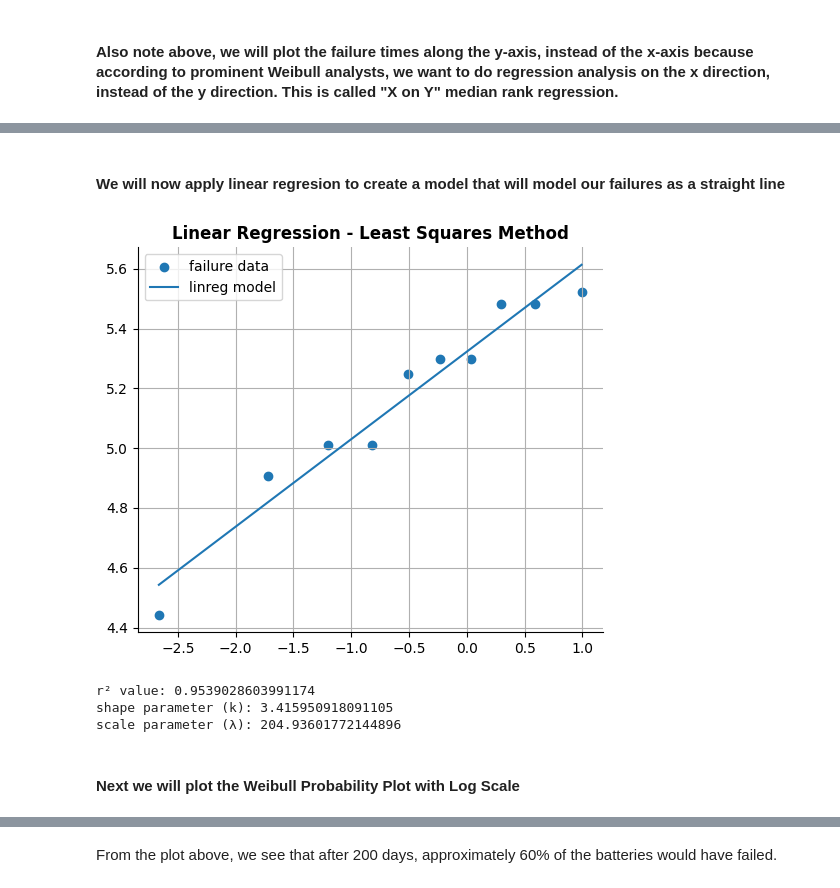
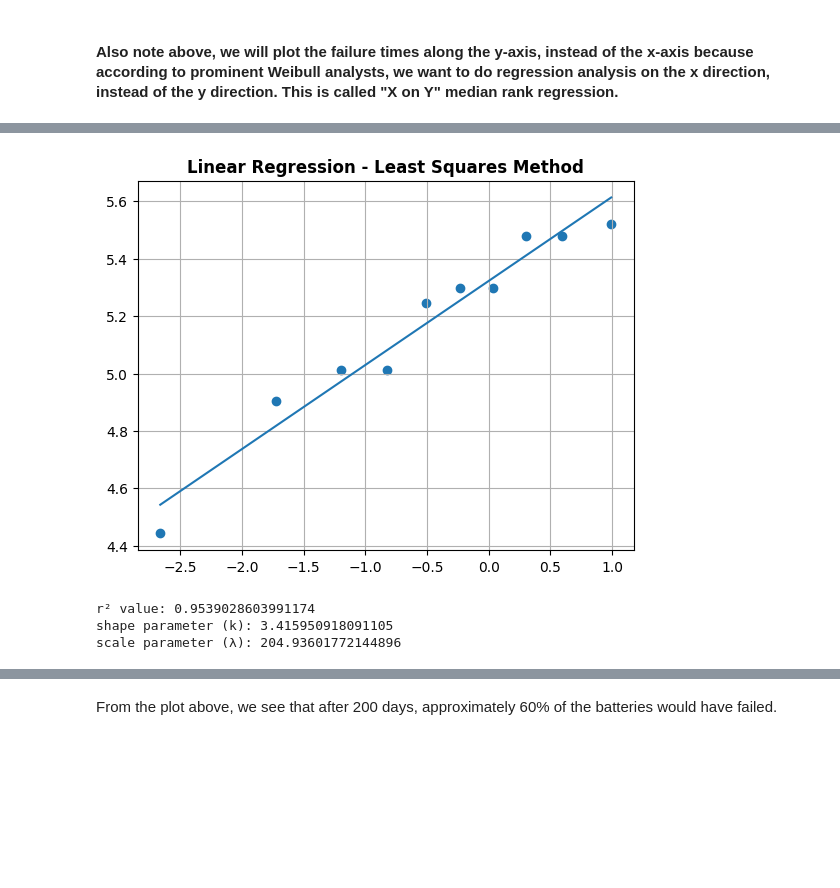
Before and after one commit to pybokeh/forecasting, a Jupyter notebook: notebooks/Weibull_Analysis.ipynb, the cells around one changed output, grey strips where cells are left out. Drawn from its saved outputs; the diff is of its cells as text; code cells hidden in the pictures; blank space fills up the shorter version.

```diff
--- a/notebooks/Weibull_Analysis.ipynb
+++ b/notebooks/Weibull_Analysis.ipynb
@@ -120,44 +117,36 @@ x and y coordinates of the Weibull probability plot (should match the values in
 ( 0.29903293186204805 , 5.480638923341991 )
 ( 0.5939772166603856 , 5.480638923341991 )
 ( 0.9926889294902709 , 5.521460917862246 )
-# %% [markdown]
-#### We will now apply linear regresion to create a model that will model our failures as a straight line
 # %%
 import scipy.stats as stats # scipy is a statistical package for Python
 import math
 
 # Use Scipy's stats package to perform least-squares fit
 slope, intercept, r_value, p_value, std_err = stats.linregress(x,y)
-line = slope*x + intercept
 
-fig, ax = plt.subplots(figsize=(6,5))
-ax.spines[['right', 'top']].set_visible(False)
-
-plt.scatter(x, y, label='failure data')
-plt.plot(x, line, label='linreg model')
+line = slope*x+intercept
+plt.scatter(x,y)
+plt.plot(x,line)
 plt.title("Linear Regression - Least Squares Method", weight='bold')
-plt.legend(loc='upper left')
 plt.grid()
 plt.show()
 
 # Since we plot failure times on the y-axis, the actual slope is inverted
 shape = 1/slope
 # Since we plot failure times on the y-axis, we want the x-intercept, not the y-intercept
 # x-intercept is equal to the negative y-intercept divided by the slope/shape parameter
 # Basically you are solving for x: 0 = mx + b, equation of the line where y = 0
 x_intercept = - intercept / shape
 
 print("r\u00b2 value:", r_value**2)
 print("shape parameter (k):", shape)
 scale = math.exp(-x_intercept/slope)
 print("scale parameter (\u03BB):", scale)
 # %% [output]
-[figure, old version]
+[figure, new version]
 r² value: 0.9539028603991174
 shape parameter (k): 3.415950918091105
 scale parameter (λ): 204.93601772144896
-# %% [markdown]
-#### Next we will plot the Weibull Probability Plot with Log Scale
 # %%
 import numpy as np
 from numpy import random
```
Also changed, not shown: parts of 16 cells of this notebook, 1 other file.
